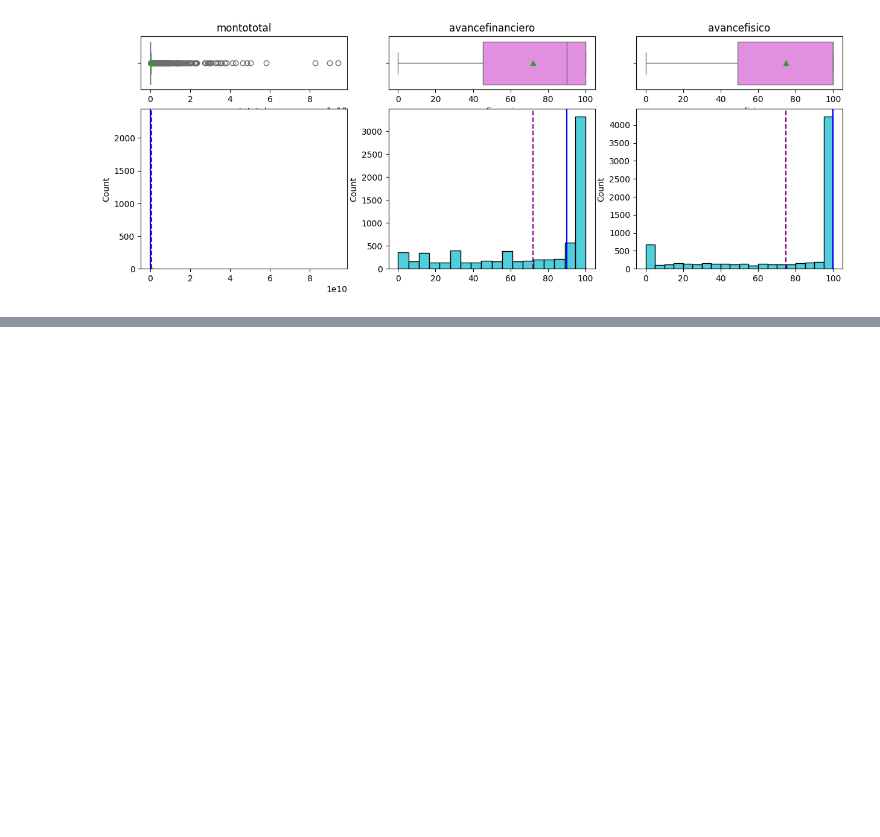
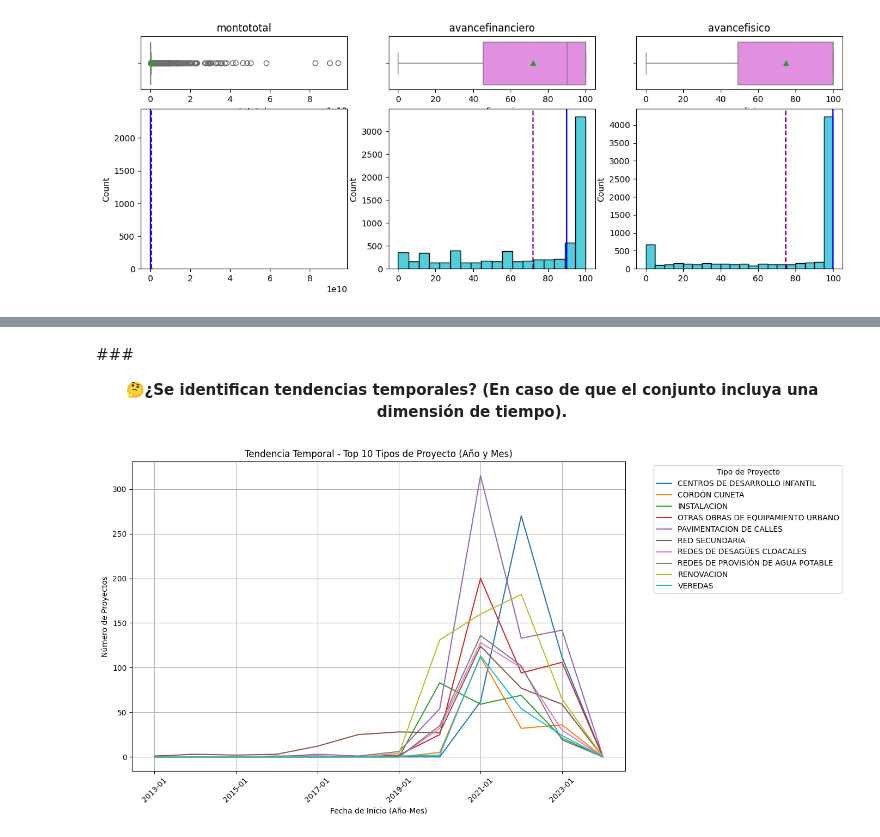
Before and after one commit to ingcarlosleon/data-Mapainversiones, a Jupyter notebook: scripts/exploratory-data-analysis/Avance1_EDA.ipynb, the cells around one changed output, grey strips where cells are left out. Cells and saved outputs as stored; diff of their text form; code cells hidden in the pictures; blank space fills up the shorter version.

```diff
--- a/scripts/exploratory-data-analysis/Avance1_EDA.ipynb
+++ b/scripts/exploratory-data-analysis/Avance1_EDA.ipynb
@@ -415,0 +470,30 @@ Contiene información de las Obras de la República Argentina
+# %% [markdown]
+###**<center>🤔¿Se identifican tendencias temporales? (En caso de que el conjunto incluya una dimensión de tiempo).</center>**
+# %%
+import pandas as pd
+import matplotlib.pyplot as plt
+
+# Convertir 'fechainicioanio' a tipo datetime si no está en ese formato
+df_spatial_data_works['fechainicioanio'] = pd.to_datetime(df_spatial_data_works['fechainicioanio'])
+
+# Asegurar que el formato de fecha incluye tanto el año como el mes
+df_spatial_data_works['anio_mes'] = df_spatial_data_works['fechainicioanio'].dt.to_period('M').astype(str)
+
+# Contar el número de proyectos por año-mes y tipo de proyecto
+top_tipos_proyecto = df_spatial_data_works['tipoproyecto'].value_counts().nlargest(10).index
+df_filtrado = df_spatial_data_works[df_spatial_data_works['tipoproyecto'].isin(top_tipos_proyecto)]
+ocurrencias_por_fecha = df_filtrado.groupby(['anio_mes', 'tipoproyecto']).size().unstack(fill_value=0)
+
+# Graficar las tendencias temporales con año y mes en formato string
+plt.figure(figsize=(14, 7))
+ocurrencias_por_fecha.plot(ax=plt.gca())
+plt.xlabel('Fecha de Inicio (Año-Mes)')
+plt.ylabel('Número de Proyectos')
+plt.title('Tendencia Temporal - Top 10 Tipos de Proyecto (Año y Mes)')
+plt.xticks(rotation=45)  # Rotar las etiquetas para mejor legibilidad
+plt.legend(title='Tipo de Proyecto', bbox_to_anchor=(1.05, 1), loc='upper left')
+plt.grid(True)
+plt.tight_layout()
+plt.show()
+# %% [output]
+[figure, added]
```
Also changed, not shown: parts of 94 cells of this notebook.
